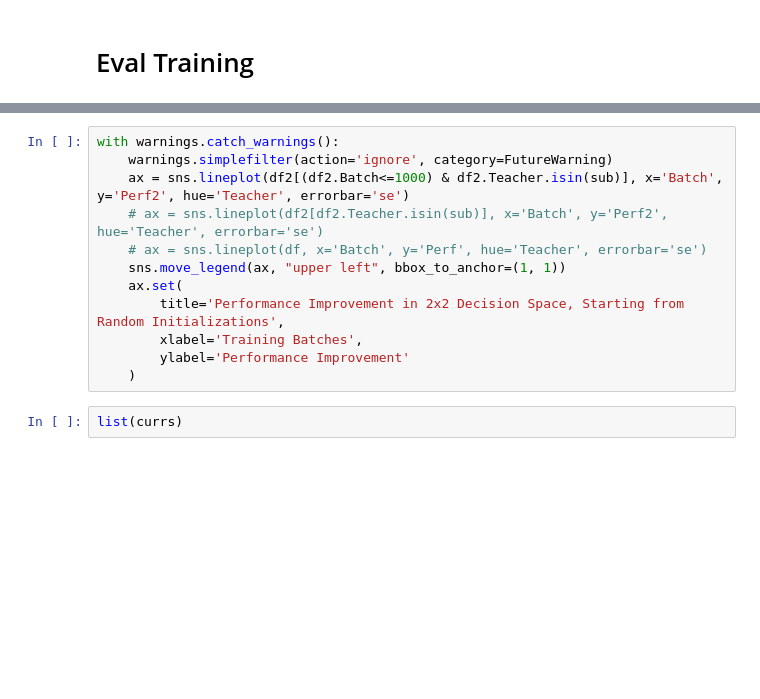
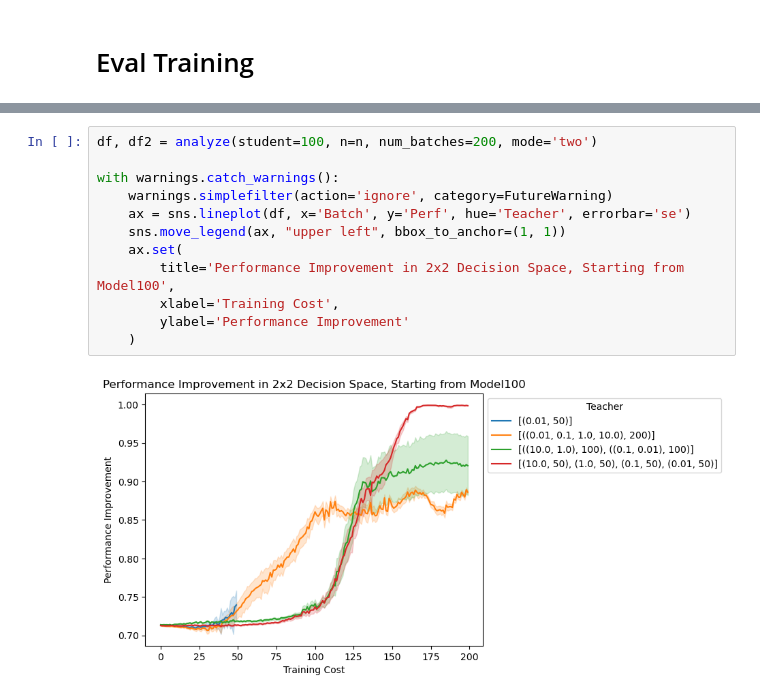
Before and after one commit to saumikn/gymnasium-test, a Jupyter notebook: tree.ipynb, the cells around one changed output, grey strips where cells are left out. Drawn from its saved outputs; the diff is of its cells as text; blank space fills up the shorter version.

```diff
--- a/tree.ipynb
+++ b/tree.ipynb
@@ -723,14 +585,14 @@ df2 = analyze(student=-1, n=50, num_batches=num_batches)
 # %%
+df, df2 = analyze(student=100, n=n, num_batches=200, mode='two')
+
 with warnings.catch_warnings():
     warnings.simplefilter(action='ignore', category=FutureWarning)
-    ax = sns.lineplot(df2[(df2.Batch<=1000) & df2.Teacher.isin(sub)], x='Batch', y='Perf2', hue='Teacher', errorbar='se')
-    # ax = sns.lineplot(df2[df2.Teacher.isin(sub)], x='Batch', y='Perf2', hue='Teacher', errorbar='se')
-    # ax = sns.lineplot(df, x='Batch', y='Perf', hue='Teacher', errorbar='se')
+    ax = sns.lineplot(df, x='Batch', y='Perf', hue='Teacher', errorbar='se')
     sns.move_legend(ax, "upper left", bbox_to_anchor=(1, 1))
     ax.set(
-        title='Performance Improvement in 2x2 Decision Space, Starting from Random Initializations',
-        xlabel='Training Batches',
+        title='Performance Improvement in 2x2 Decision Space, Starting from Model100',
+        xlabel='Training Cost',
         ylabel='Performance Improvement'
     )
+# %% [output]
+[figure, added]
-# %%
-list(currs)
```
Also changed, not shown: parts of 33 cells of this notebook.
